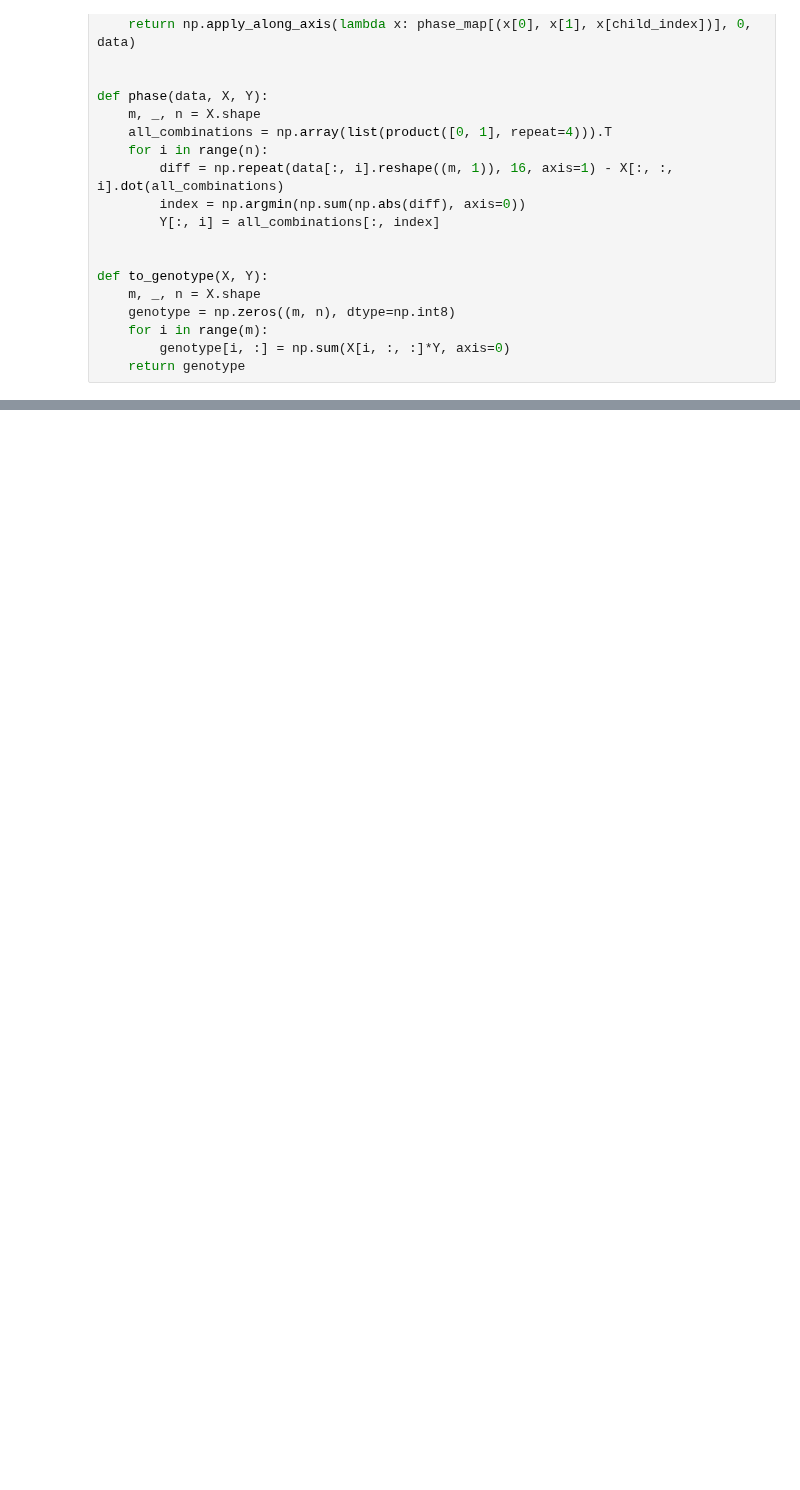
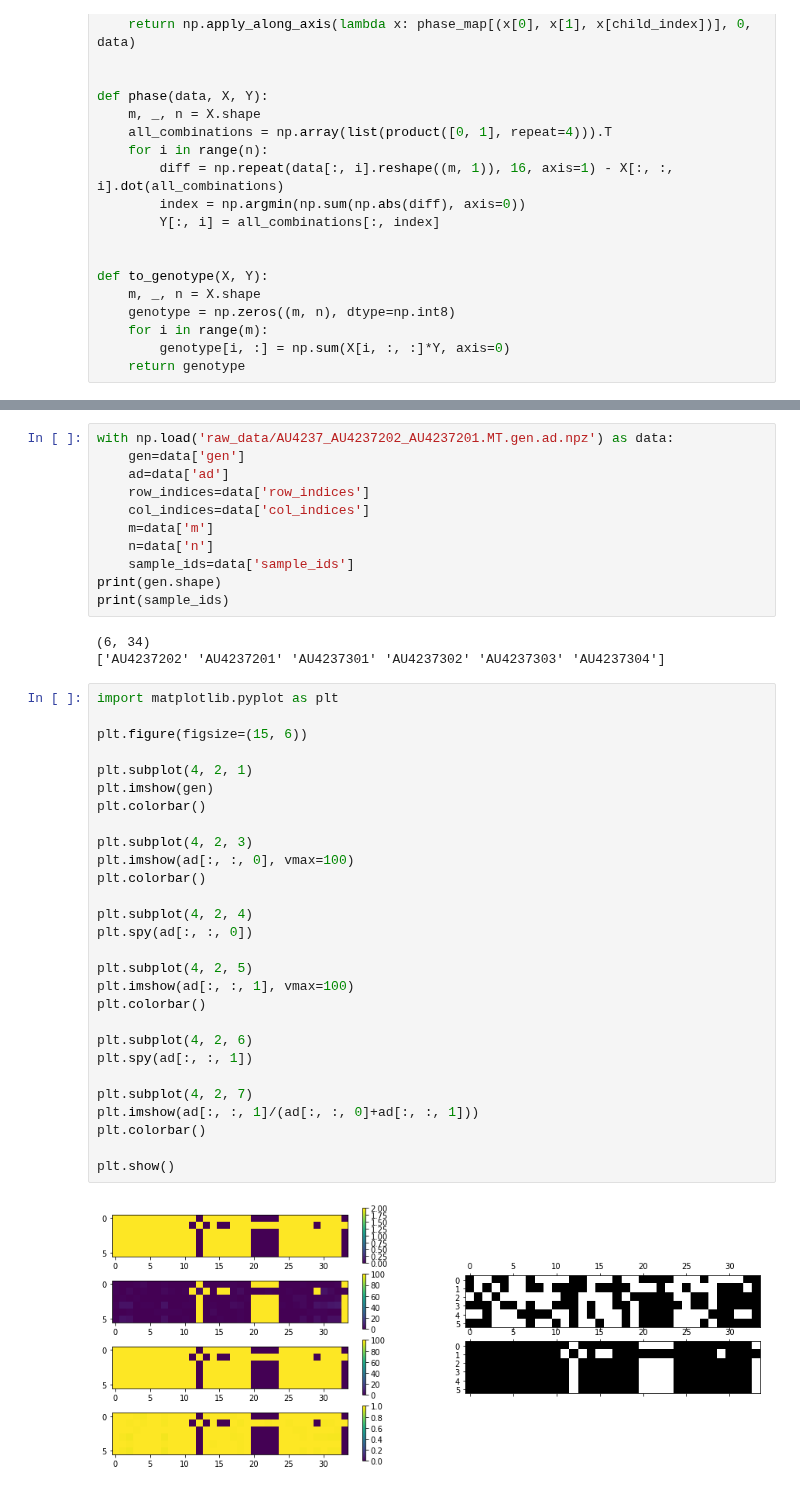
Before and after one commit to kpaskov/PhasingFamilies, a Jupyter notebook: Phase.ipynb, the cells around one changed output, grey strips where cells are left out. Saved outputs shown, nothing was run; the diff lists cells and outputs as text; blank space fills up the shorter version.

```diff
--- a/Phase.ipynb
+++ b/Phase.ipynb
@@ -367,0 +963,44 @@ plt.show()
+# %%
+with np.load('raw_data/AU4237_AU4237202_AU4237201.MT.gen.ad.npz') as data:
+    gen=data['gen']
+    ad=data['ad']
+    row_indices=data['row_indices']
+    col_indices=data['col_indices']
+    m=data['m']
+    n=data['n']
+    sample_ids=data['sample_ids']
+print(gen.shape)
+print(sample_ids)
+# %% [output]
+(6, 34)
+['AU4237202' 'AU4237201' 'AU4237301' 'AU4237302' 'AU4237303' 'AU4237304']
+# %%
+import matplotlib.pyplot as plt
+
+plt.figure(figsize=(15, 6))
+
+plt.subplot(4, 2, 1)
+plt.imshow(gen)
+plt.colorbar()
+
+plt.subplot(4, 2, 3)
+plt.imshow(ad[:, :, 0], vmax=100)
+plt.colorbar()
+
+plt.subplot(4, 2, 4)
+plt.spy(ad[:, :, 0])
+
+plt.subplot(4, 2, 5)
+plt.imshow(ad[:, :, 1], vmax=100)
+plt.colorbar()
+
+plt.subplot(4, 2, 6)
+plt.spy(ad[:, :, 1])
+
+plt.subplot(4, 2, 7)
+plt.imshow(ad[:, :, 1]/(ad[:, :, 0]+ad[:, :, 1]))
+plt.colorbar()
+
+plt.show()
+# %% [output]
+[figure, added]
```
Also changed, not shown: parts of 37 cells of this notebook, 7 other files.
